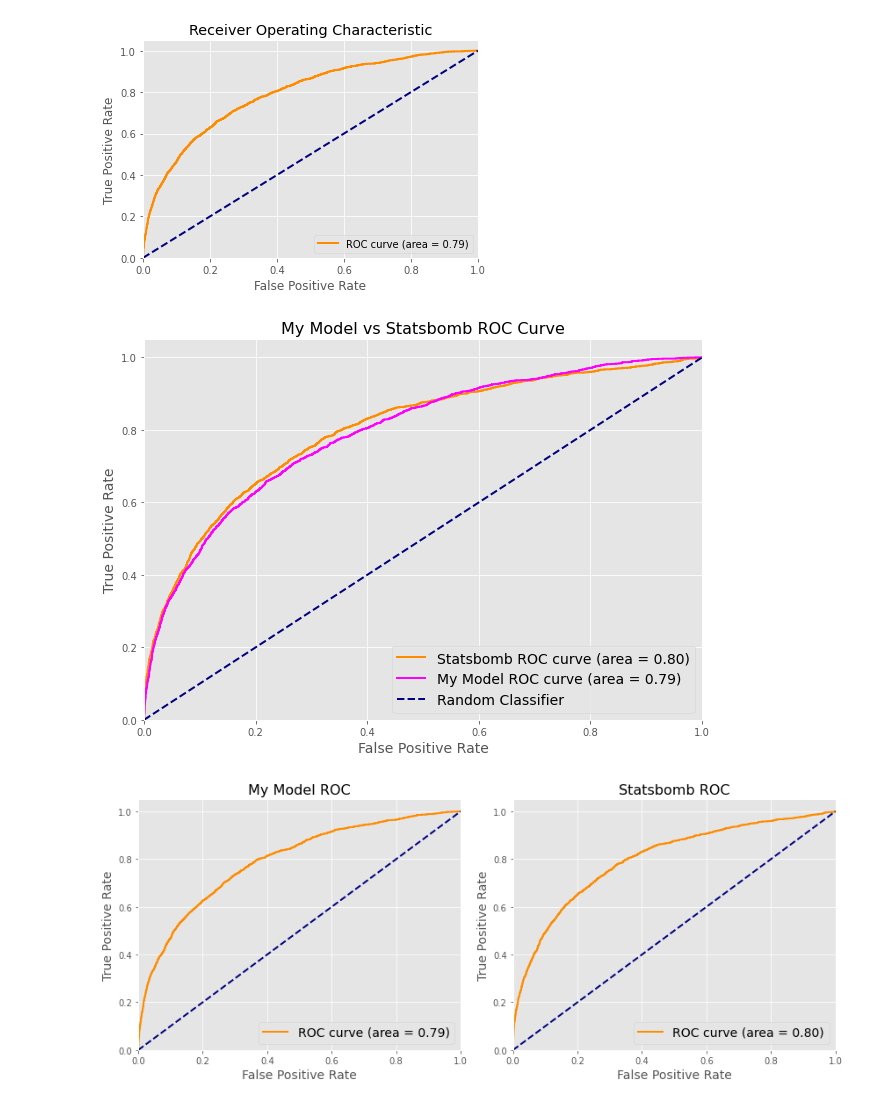
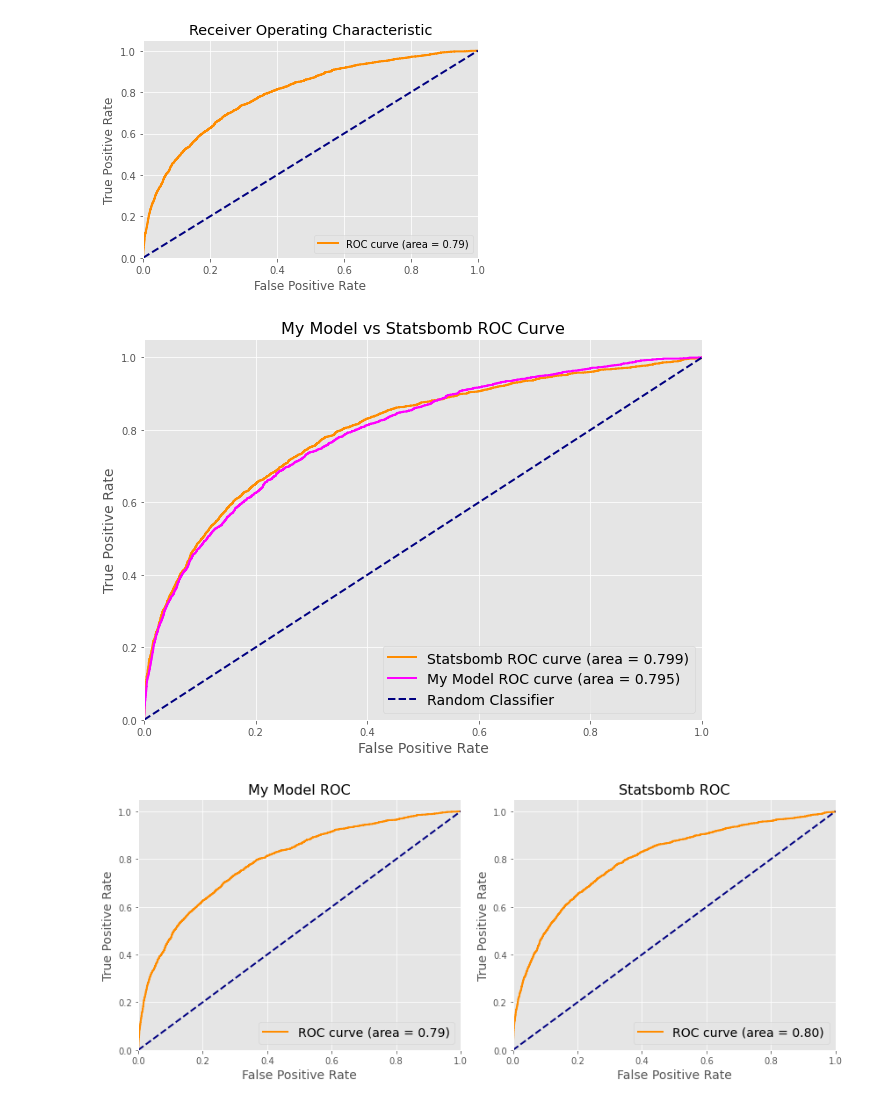
Before and after one commit to vikramr333/vikrajendran, a Jupyter notebook: xGBoost1.ipynb, the cells around one changed output. Saved outputs shown, nothing was run; the diff lists cells and outputs as text; code cells hidden in the pictures.

```diff
--- a/xGBoost1.ipynb
+++ b/xGBoost1.ipynb
@@ -159,9 +170,10 @@ from xgboost import XGBClassifier
 
 
 #xgb_classifier = XGBClassifier(learning_rate = 0.1, max_depth=4, objective='binary:logistic', n_estimators = 260)
-xgb_classifier = XGBClassifier(learning_rate = 0.06436966529587, max_depth=3, objective='binary:logistic', n_estimators = 270)
-#xgb_classifier = XGBClassifier(learning_rate = 0.030061403003937115, max_depth = 4, n_estimators = 373)
-
+#xgb_classifier = XGBClassifier(learning_rate = 0.06436966529587, max_depth=3, objective='binary:logistic', n_estimators = 270)
+#xgb_classifier = XGBClassifier(learning_rate = 0.030061403003937115, max_depth = 4, n_estimators = 373,objective= 'binary:logistic')
+xgb_classifier = XGBClassifier(alpha = 5.450016083943522, gamma = 3.634825992220307, reg_lambda = 1.5131856773376129, learning_rate = 0.00687622467329263,
+                               max_depth = 9, min_child_weight = 1, n_estimators = 983, subsample = 0.7619353127095024, objective = 'binary:logistic')
 xgb_classifier.fit(X_train_scaled, y_train)
 
 y_pred = xgb_classifier.predict(X_test_scaled)
@@ -239,26 +251,26 @@ plt.show()
 # %%
 from sklearn.metrics import roc_auc_score, roc_curve
 import matplotlib.pyplot as plt
 plt.style.use('ggplot')
 
 
 roc_auc_sb = roc_auc_score(y_test_conv, sb_test)
 
 fpr_sb, tpr_sb, _ = roc_curve(y_test_conv, sb_test)
 plt.figure(figsize = (10,7))
-plt.plot(fpr_sb, tpr_sb, color='darkorange', lw=2, label=f'Statsbomb ROC curve (area = {roc_auc_sb:.2f})')
-plt.plot(fpr, tpr, color='#FF00FF', lw=2, label=f'My Model ROC curve (area = {roc_auc:.2f})')
+plt.plot(fpr_sb, tpr_sb, color='darkorange', lw=2, label=f'Statsbomb ROC curve (area = {roc_auc_sb:.3f})')
+plt.plot(fpr, tpr, color='#FF00FF', lw=2, label=f'My Model ROC curve (area = {roc_auc:.3f})')
 plt.plot([0, 1], [0, 1], color='navy', lw=2, linestyle='--', label = 'Random Classifier')
 plt.xlim([0.0, 1.0])
 plt.ylim([0.0, 1.05])
 plt.xlabel('False Positive Rate', fontsize = 14)
 plt.ylabel('True Positive Rate', fontsize = 14)
 plt.title('My Model vs Statsbomb ROC Curve', fontsize = 16)
 plt.legend(loc='lower right', fontsize = 14)
-plt.savefig('06-06_attempt.png', dpi = 1000, facecolor = 'white', bbox_inches = 'tight')
+#plt.savefig('06-06_attempt.png', dpi = 1000, facecolor = 'white', bbox_inches = 'tight')
 plt.show()
 # %% [output]
-[figure, old version]
+[figure, new version]
 # %%
 
 
```
Also changed, not shown: parts of 7 cells of this notebook.
